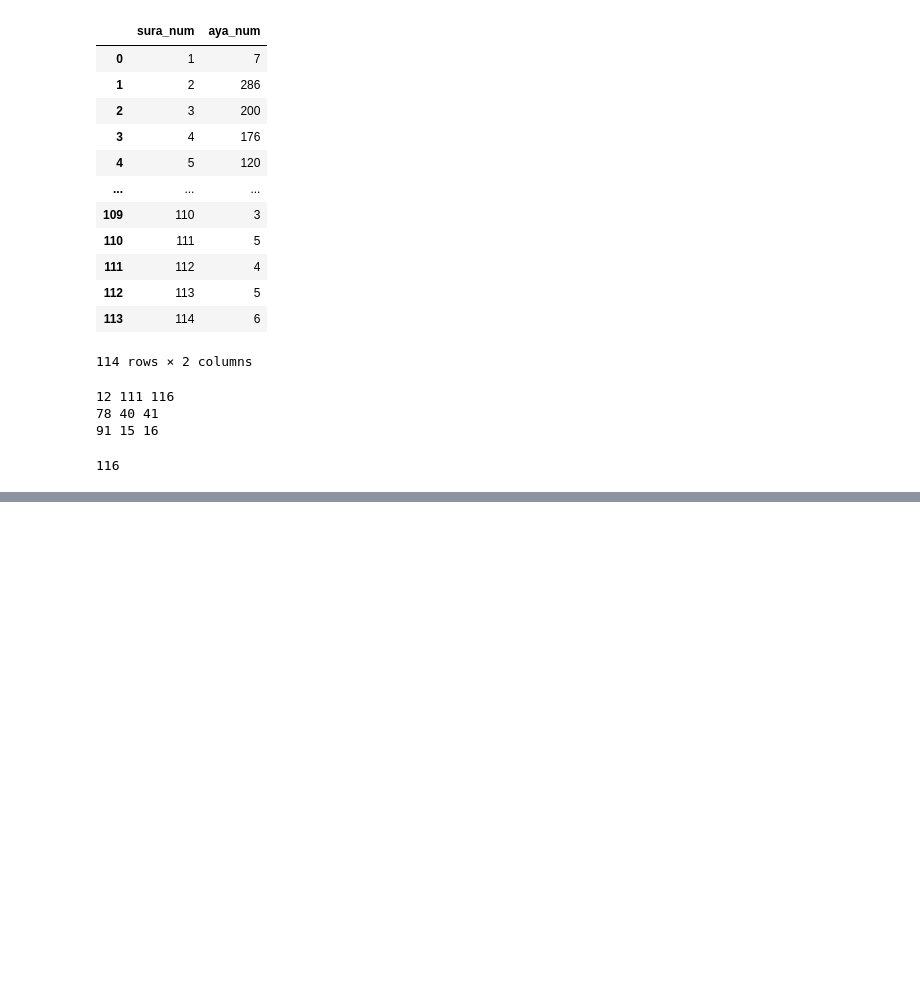
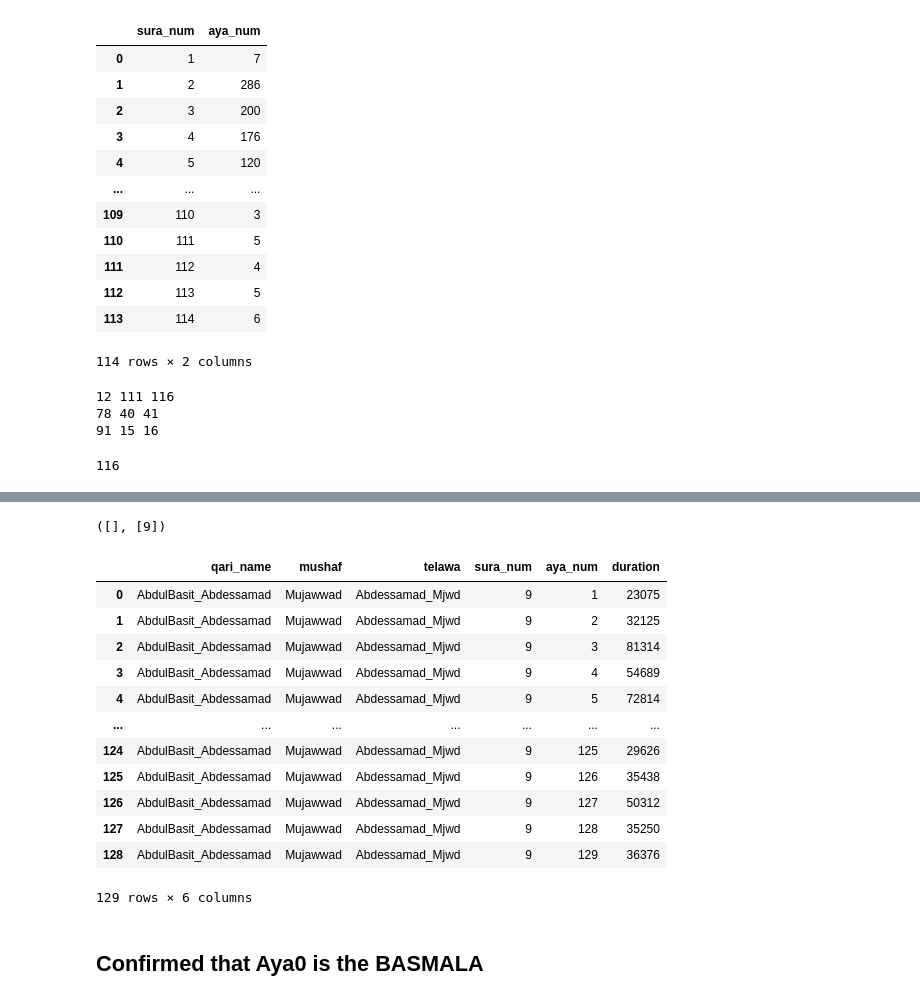
Before and after one commit to drnesr/QuranDataset, a Jupyter notebook: Code/DB_Qur_001.ipynb, the cells around one changed output, grey strips where cells are left out. Saved outputs shown, nothing was run; the diff lists cells and outputs as text; code cells hidden in the pictures; blank space fills up the shorter version.

Commit message:
Discovered the error of missing basmala

```diff
--- a/Code/DB_Qur_001.ipynb
+++ b/Code/DB_Qur_001.ipynb
@@ -1639,0 +1687,3 @@ int(num_ayat[num_ayat.sura_num==12]['aya_num'])
+# %%
+res = get_telawa_duration(verses_path, 'AbdulBasit_Abdessamad@Mujawwad.zip', suras_ayat)
+res[0].head(18)
@@ -1639,0 +1708,23 @@ int(num_ayat[num_ayat.sura_num==12]['aya_num'])
+# %%
+res[1], res[3]
+# %% [output]
+([], [9])
+# %%
+res0 = res[0]
+res0[res0.sura_num==9]
+# %% [output]
+|  | qari_name | mushaf | telawa | sura_num | aya_num | duration |
+| 0 | AbdulBasit_Abdessamad | Mujawwad | Abdessamad_Mjwd | 9 | 1 | 23075 |
+| 1 | AbdulBasit_Abdessamad | Mujawwad | Abdessamad_Mjwd | 9 | 2 | 32125 |
+| 2 | AbdulBasit_Abdessamad | Mujawwad | Abdessamad_Mjwd | 9 | 3 | 81314 |
+| 3 | AbdulBasit_Abdessamad | Mujawwad | Abdessamad_Mjwd | 9 | 4 | 54689 |
+| 4 | AbdulBasit_Abdessamad | Mujawwad | Abdessamad_Mjwd | 9 | 5 | 72814 |
+| ... | ... | ... | ... | ... | ... | ... |
+| 124 | AbdulBasit_Abdessamad | Mujawwad | Abdessamad_Mjwd | 9 | 125 | 29626 |
+| 125 | AbdulBasit_Abdessamad | Mujawwad | Abdessamad_Mjwd | 9 | 126 | 35438 |
+| 126 | AbdulBasit_Abdessamad | Mujawwad | Abdessamad_Mjwd | 9 | 127 | 50312 |
+| 127 | AbdulBasit_Abdessamad | Mujawwad | Abdessamad_Mjwd | 9 | 128 | 35250 |
+| 128 | AbdulBasit_Abdessamad | Mujawwad | Abdessamad_Mjwd | 9 | 129 | 36376 |
+129 rows × 6 columns
+# %% [markdown]
+## Confirmed that Aya0 is the BASMALA
```
Also changed, not shown: parts of 7 cells of this notebook.
